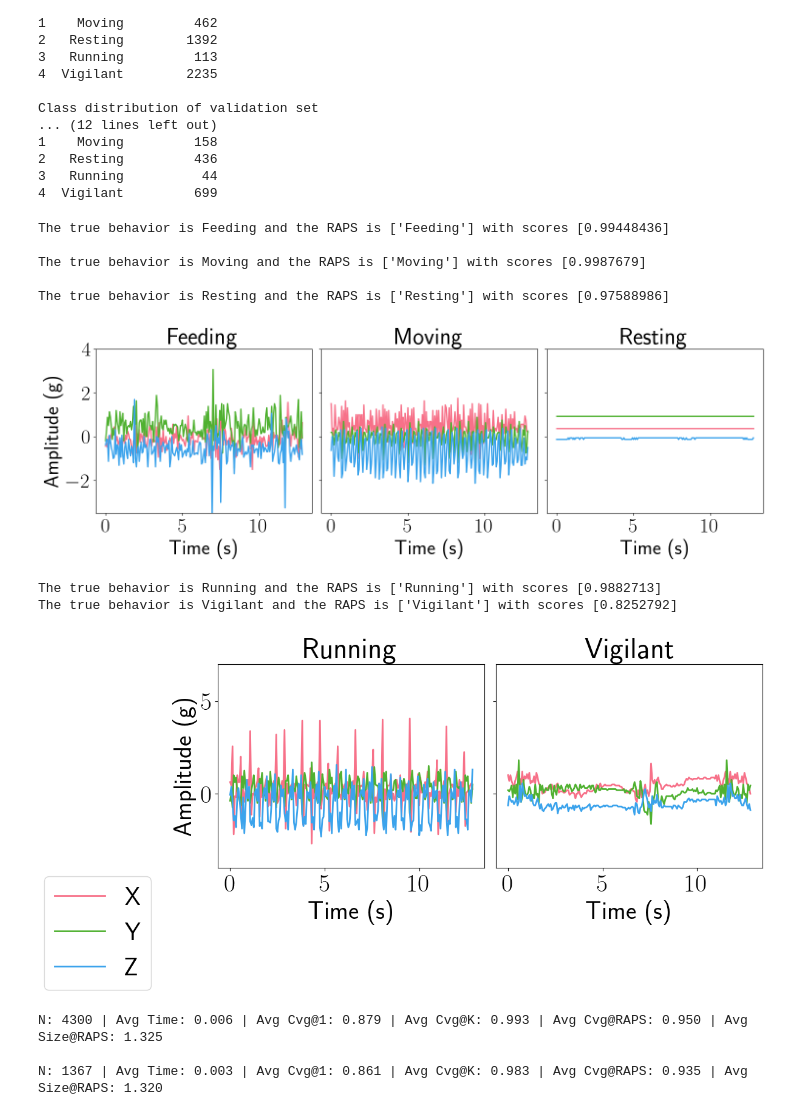
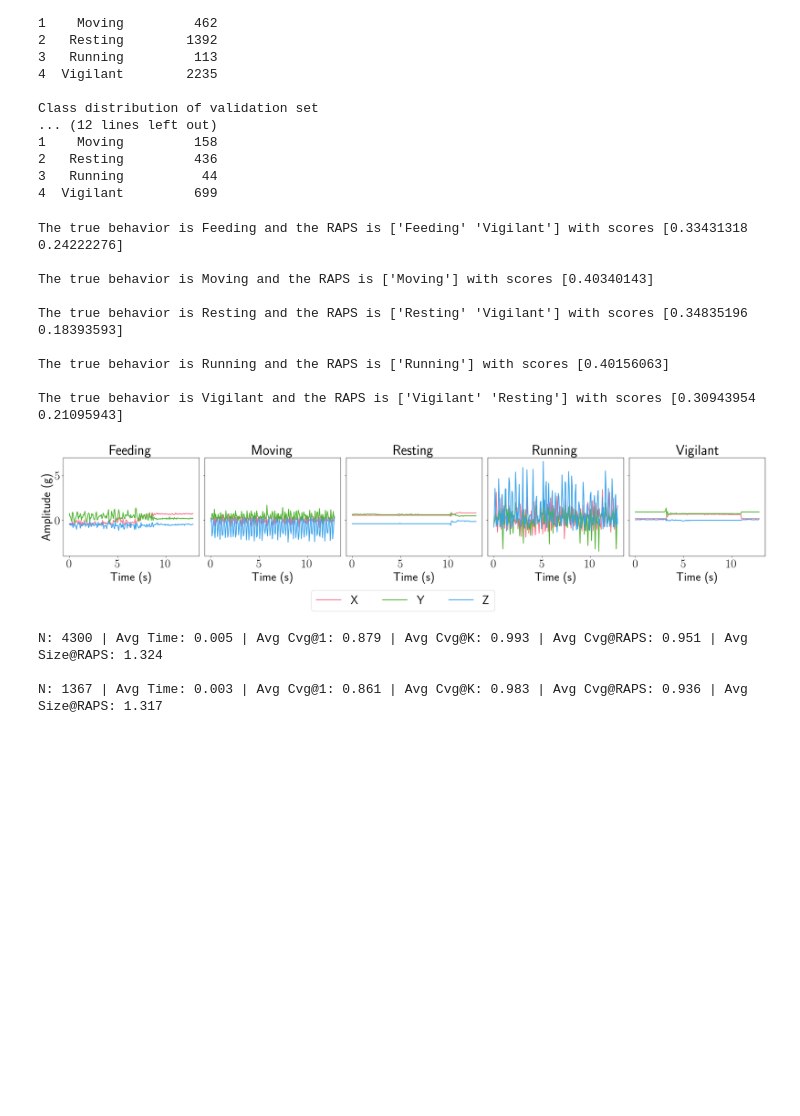
Before and after one commit to medhaaga/AWD-Biologging, a Jupyter notebook: notebooks/no_split.ipynb, the cells around one changed output. Drawn from its saved outputs; the diff is of its cells as text; code cells hidden in the pictures; blank space fills up the shorter version.

```diff
--- a/notebooks/no_split.ipynb
+++ b/notebooks/no_split.ipynb
@@ -292,7 +301,9 @@ args = Arguments(experiment_name='no_split',
                 min_duration=1.0)
 # %%
 metadata = pd.read_csv(VECTRONICS_METADATA_PATH) # load metadata
-all_annotations = combined_annotations(AWD_VECTRONICS_PATHS, id_mapping) # load annotations
+all_annotations = combined_annotations(video_path=VECTRONICS_VIDEO_ANNOTATIONS_PATH,
+                                        audio_path=VECTRONICS_AUDIO_ANNOTATIONS_PATH,
+                                        id_mapping=id_mapping) # load annotations
 
 X_train, y_train, z_train, X_val, y_val, z_val, X_test, y_test, z_test, label_encoder = setup_data_objects(metadata,
                                                                                                     all_annotations,
@@ -341,61 +365,48 @@ Class distribution of validation set
 4  Vigilant         699
 # %%
 # For example: the prediction sets for a random sample of 10 observations is:
-np.random.seed(seed=10)
+np.random.seed(seed=1)
+from scipy.special import softmax
 cmodel = torch.load(os.path.join(dir, 'cmodel.pt'))
 cmodel = cmodel.to(device)
 idx = [np.random.choice(np.where(y_test == i)[0]) for i in range(len(BEHAVIORS)) ]
 colors = sns.color_palette('husl', 3)
 
-fig, axs = plt.subplots(1, 3, figsize=(15, 5), sharey=True)
+fig, axs = plt.subplots(1, 5, figsize=(25, 5), sharey=True)
 
-for n,i in enumerate(idx[:3]):
+for n,i in enumerate(idx):
     with torch.no_grad():
         acc, target = torch.tensor(X_test[i], dtype=torch.float32), label_encoder.inverse_transform([y_test[i]])[0]
-        scores, set = cmodel(acc.unsqueeze(0).to(device))
-        axs[n].plot(np.arange(acc.shape[1])/16, acc[0], color=colors[0], label='X', linewidth=2)
-        axs[n].plot(np.arange(acc.shape[1])/16, acc[1], color=colors[1], label='Y', linewidth=2)
-        axs[n].plot(np.arange(acc.shape[1])/16, acc[2], color=colors[2], label='Z', linewidth=2)
-        axs[n].set_title(target)
-        axs[n].set_ylim(-3.5, 4)
-        axs[n].set_xlabel('Time (s)')
-    print("")
-    print(f'The true behavior is {target} and the RAPS is {label_encoder.inverse_transform(set[0])} with scores {scores.cpu().numpy()[0][set[0]]}')
-axs[0].set_ylabel('Amplitude (g)')
-fig.tight_layout(pad=1.0)
-plt.show()
-
-
-fig, axs = plt.subplots(1, 2, figsize=(10, 5), sharey=True)
-
-for n,i in enumerate(idx[3:]):
-    with torch.no_grad():
-        acc, target = torch.tensor(X_test[i], dtype=torch.float32), label_encoder.inverse_transform([y_test[i]])[0]
-        scores, set = cmodel(acc.unsqueeze(0).to(device))
+        logits, set = cmodel(acc.unsqueeze(0).to(device))
+        logits_numpy = logits.detach().cpu().numpy()
+        scores = softmax(logits_numpy, axis=1)
         axs[n].plot(np.arange(acc.shape[1])/16, acc[0], color=colors[0], label='X', linewidth=2)
         axs[n].plot(np.arange(acc.shape[1])/16, acc[1], color=colors[1], label='Y', linewidth=2)
         axs[n].plot(np.arange(acc.shape[1])/16, acc[2], color=colors[2], label='Z', linewidth=2)
         axs[n].set_title(target)
         axs[n].set_ylim(-4, 7)
         axs[n].set_xlabel('Time (s)')
-    print(f'The true behavior is {target} and the RAPS is {label_encoder.inverse_transform(set[0])} with scores {scores.cpu().numpy()[0][set[0]]}')
+    print("")
+    print(f'The true behavior is {target} and the RAPS is {label_encoder.inverse_transform(set[0])} with scores {scores[0][set[0]]}')
 axs[0].set_ylabel('Amplitude (g)')
 fig.tight_layout(pad=1.0)
 
 handles, labels = axs[0].get_legend_handles_labels()
-fig.legend(handles=handles, labels=labels, loc='right',
-        bbox_to_anchor=(0.0, 0), ncol=1)
+fig.legend(handles=handles, labels=labels, loc='lower center',
+        bbox_to_anchor=(0.5, -0.2), ncol=3)
+
 plt.show()
 # %% [output]
-The true behavior is Feeding and the RAPS is ['Feeding'] with scores [0.99448436]
+The true behavior is Feeding and the RAPS is ['Feeding' 'Vigilant'] with scores [0.33431318 0.24222276]
 
-The true behavior is Moving and the RAPS is ['Moving'] with scores [0.9987679]
+The true behavior is Moving and the RAPS is ['Moving'] with scores [0.40340143]
 
-The true behavior is Resting and the RAPS is ['Resting'] with scores [0.97588986]
+The true behavior is Resting and the RAPS is ['Resting' 'Vigilant'] with scores [0.34835196 0.18393593]
+
+The true behavior is Running and the RAPS is ['Running'] with scores [0.40156063]
+
+The true behavior is Vigilant and the RAPS is ['Vigilant' 'Resting'] with scores [0.30943954 0.21095943]
-[figure, old version]
+[figure, new version]
-The true behavior is Running and the RAPS is ['Running'] with scores [0.9882713]
-The true behavior is Vigilant and the RAPS is ['Vigilant'] with scores [0.8252792]
-[figure, removed]
 # %%
 ctraindataloader = DataLoader(TensorDataset(torch.tensor(X_train, dtype=torch.float32), torch.tensor(y_train)), batch_size=args.batch_size, shuffle=False)
 ctestdataloader = DataLoader(TensorDataset(torch.tensor(X_test, dtype=torch.float32), torch.tensor(y_test)), batch_size=args.batch_size, shuffle=False)
@@ -406,6 +417,6 @@ no_split_train_top1, no_split_train_topK, no_split_train_coverage, no_split_trai
 # coverage of top1, top2, and RAPS predictive sets on test data
 no_split_test_top1, no_split_test_topK, no_split_test_coverage, no_split_test_size = validate(ctestdataloader, cmodel, print_bool=True, topk=(1,2))
 # %% [output]
-N: 4300 | Avg Time: 0.006 | Avg Cvg@1: 0.879 | Avg Cvg@K: 0.993 | Avg Cvg@RAPS: 0.950 | Avg Size@RAPS: 1.325
+N: 4300 | Avg Time: 0.005 | Avg Cvg@1: 0.879 | Avg Cvg@K: 0.993 | Avg Cvg@RAPS: 0.951 | Avg Size@RAPS: 1.324
 
-N: 1367 | Avg Time: 0.003 | Avg Cvg@1: 0.861 | Avg Cvg@K: 0.983 | Avg Cvg@RAPS: 0.935 | Avg Size@RAPS: 1.320
+N: 1367 | Avg Time: 0.003 | Avg Cvg@1: 0.861 | Avg Cvg@K: 0.983 | Avg Cvg@RAPS: 0.936 | Avg Size@RAPS: 1.317
```
Also changed, not shown: parts of 4 cells of this notebook, 5 other files.
